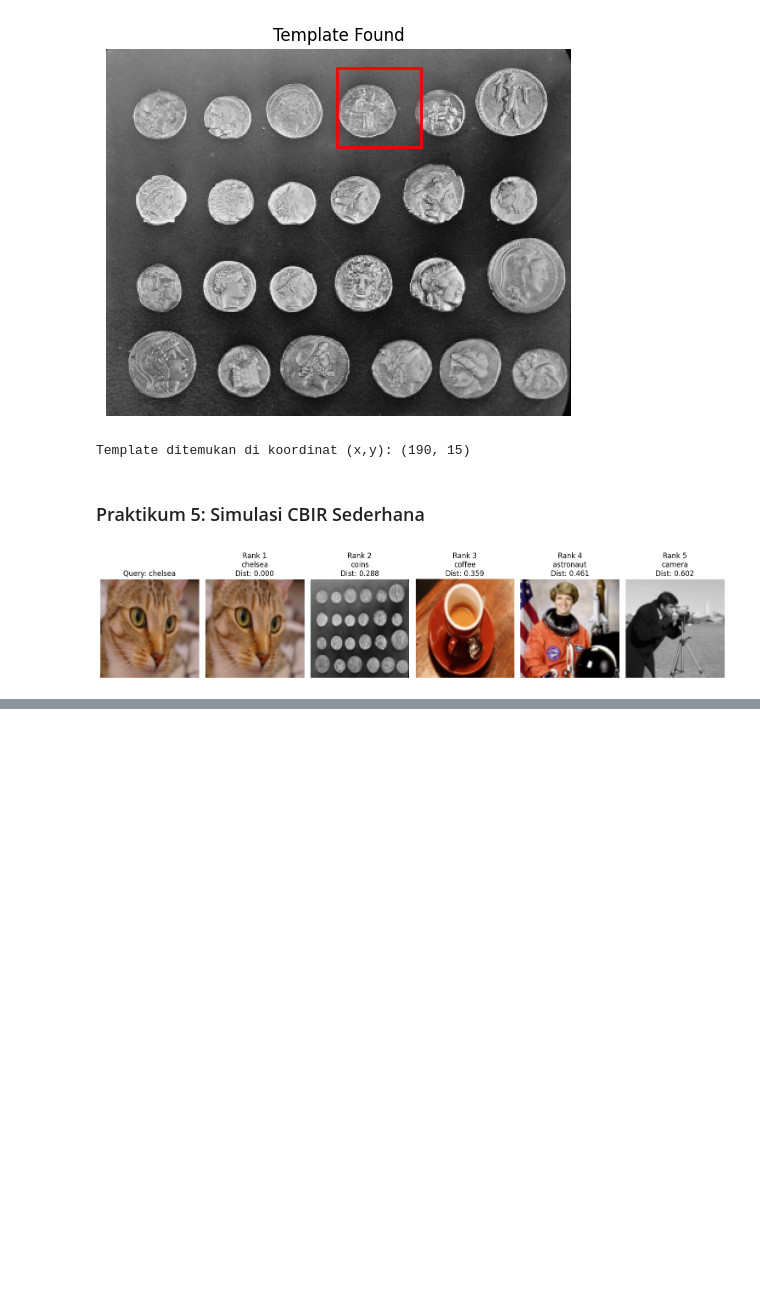
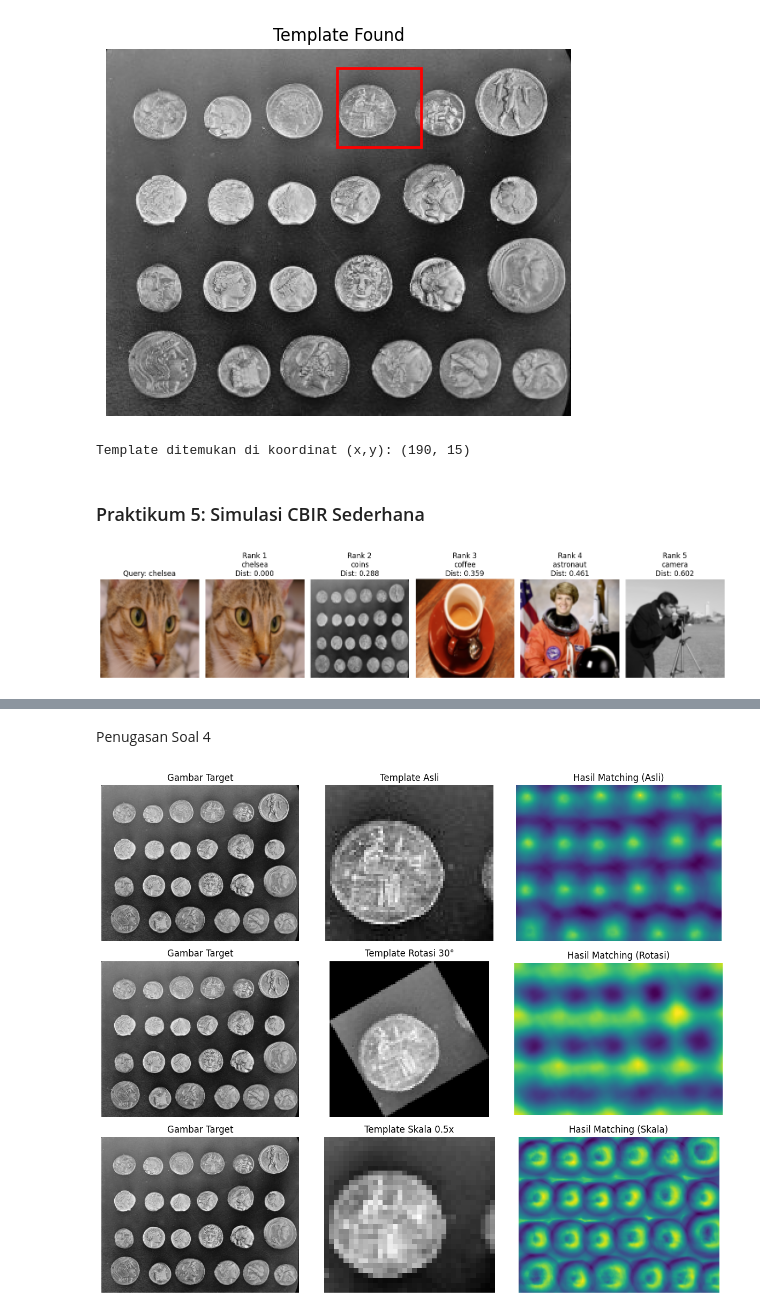
Before and after one commit to DycandX/2025-pengolahan-citra-ti2c, a Jupyter notebook: Jobsheet_05.ipynb, the cells around one changed output, grey strips where cells are left out. Saved outputs shown, nothing was run; the diff lists cells and outputs as text; code cells hidden in the pictures; blank space fills up the shorter version.

```diff
--- a/Jobsheet_05.ipynb
+++ b/Jobsheet_05.ipynb
@@ -223,0 +281,71 @@ plt.show()
+# %% [markdown]
+Penugasan Soal 4
+# %%
+import numpy as np
+import matplotlib.pyplot as plt
+from skimage import data, transform
+from skimage.feature import match_template
+
+#Ambil gambar dan template asli
+image = data.coins()
+template = image[15:80, 190:260]
+
+#Template asli (baseline)
+result_original = match_template(image, template)
+ij = np.unravel_index(np.argmax(result_original), result_original.shape)
+x, y = ij[::-1]
+
+#Template yang telah dirotasi
+template_rotated = transform.rotate(template, angle=30, resize=True)
+result_rotated = match_template(image, template_rotated)
+
+#Template yang telah diskalakan
+template_scaled = transform.rescale(template, scale=0.5, anti_aliasing=True)
+result_scaled = match_template(image, template_scaled)
+
+#Tampilkan semua hasil
+fig, axes = plt.subplots(3, 3, figsize=(12, 10))
+
+#Baris 1 - Template asli
+axes[0, 0].imshow(image, cmap='gray')
+axes[0, 0].set_title('Gambar Target')
+axes[0, 0].axis('off')
+
+axes[0, 1].imshow(template, cmap='gray')
+axes[0, 1].set_title('Template Asli')
+axes[0, 1].axis('off')
+
+axes[0, 2].imshow(result_original, cmap='viridis')
+axes[0, 2].set_title('Hasil Matching (Asli)')
+axes[0, 2].axis('off')
+
+#Baris 2 - Template Rotated
+axes[1, 0].imshow(image, cmap='gray')
+axes[1, 0].set_title('Gambar Target')
+axes[1, 0].axis('off')
+
+axes[1, 1].imshow(template_rotated, cmap='gray')
+axes[1, 1].set_title('Template Rotasi 30°')
+axes[1, 1].axis('off')
+
+axes[1, 2].imshow(result_rotated, cmap='viridis')
+axes[1, 2].set_title('Hasil Matching (Rotasi)')
+axes[1, 2].axis('off')
+
+#Baris 3 - Template Scaled
+axes[2, 0].imshow(image, cmap='gray')
+axes[2, 0].set_title('Gambar Target')
+axes[2, 0].axis('off')
+
+axes[2, 1].imshow(template_scaled, cmap='gray')
+axes[2, 1].set_title('Template Skala 0.5x')
+axes[2, 1].axis('off')
+
+axes[2, 2].imshow(result_scaled, cmap='viridis')
+axes[2, 2].set_title('Hasil Matching (Skala)')
+axes[2, 2].axis('off')
+
+plt.tight_layout()
+plt.show()
+# %% [output]
+[figure, added]
```
Also changed, not shown: parts of 3 cells of this notebook.
